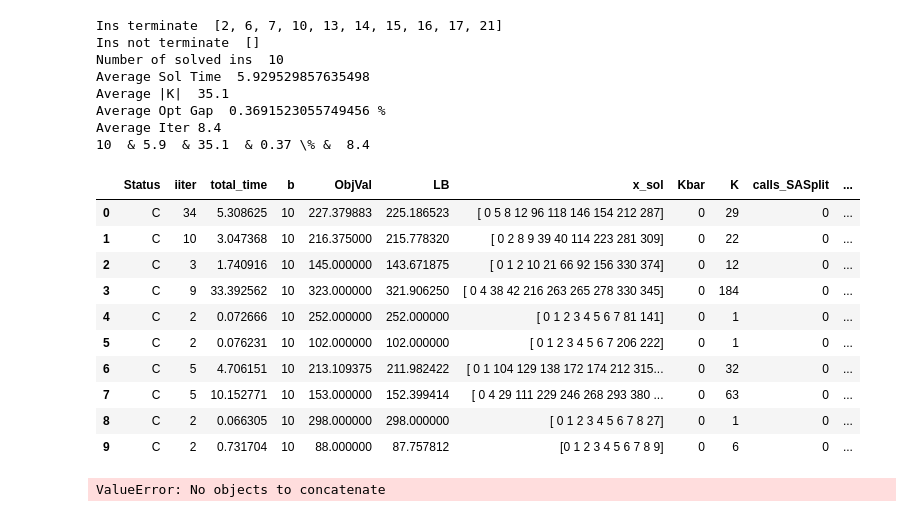
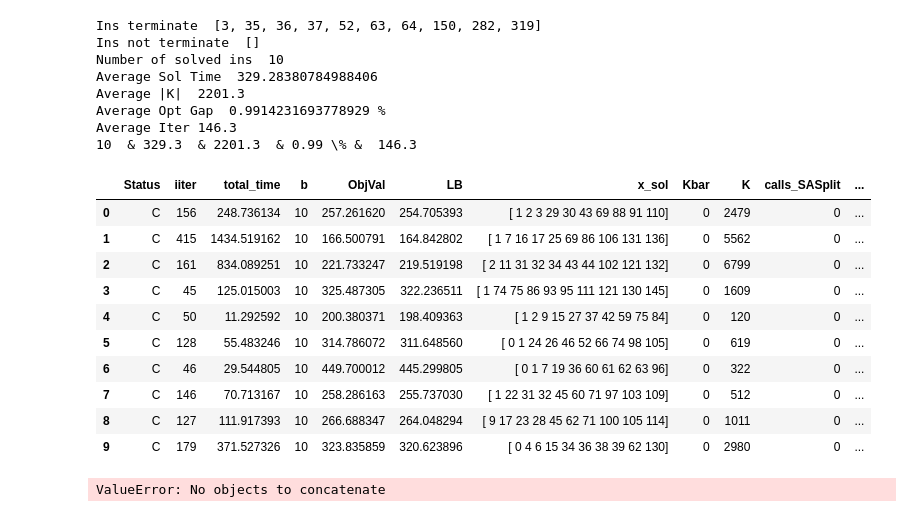
Before and after one commit to diHnguyen/SSPI, a Jupyter notebook: PythonConversion/Dec2024_Output/ProcessOutput.ipynb, the cells around one changed output. Saved outputs shown, nothing was run; the diff lists cells and outputs as text; code cells hidden in the pictures.

```diff
--- a/PythonConversion/Dec2024_Output/ProcessOutput.ipynb
+++ b/PythonConversion/Dec2024_Output/ProcessOutput.ipynb
@@ -5,12 +5,12 @@ import os
 import numpy as np
 
 os.chdir("/Users/dinguyen/Desktop/Local Documents/GitHub/Paper5/PythonConversion/")
-N = 50 #50
+N = 30 #50
 
 # N30
 # ins = [1,2,5,6,7,8,9,10,11,12]
 # ins = [4,20,83,99,107,166,172,174,200,241]
-# ins = [3,35,36,37,52,63,64,150, 282,319]
+ins = [3,35,36,37,52,63,64,150, 282,319]
 
 # N40
 # ins = [1, 3, 5, 6, 7, 9, 10, 11, 12, 13]
@@ -18,7 +18,7 @@ N = 50 #50
 # ins =  [2, 14, 18, 22, 24, 38, 39, 40, 56, 76]
 
 # N50
-ins =  [2, 6, 7, 10, 13, 14, 15, 16, 17, 21]
+# ins =  [2, 6, 7, 10, 13, 14, 15, 16, 17, 21]
 # ins =  [18, 26, 46, 73, 93, 98, 110, 113, 122, 124]
 # ins =  [1, 3, 4, 5, 8, 9, 11, 12, 19, 20]
 # Desktop/Local Documents/GitHub/Paper5/PythonConversion/Dec2024_Output/Iter/main_singleCut_combinedStratV1_WarmStart_threshold_p_15_N40_56.txt
@@ -67,49 +67,49 @@ def processMain(N, ins):
     # df_filtered = df_filtered.groupby('Ins').apply(
     #     lambda group: group[group['total_time'] == group['total_time'].max()])
     # df_filtered = df_filtered.reset_index(drop=True)
     df_filtered["OptGap"] = (df_filtered.ObjVal-df_filtered.LB)/df_filtered.ObjVal*100
     solved_ins = len(df_filtered)
     avg_time = df_filtered['total_time'].mean()
     avg_K = df_filtered['K'].mean()
     opt_gap = df_filtered["OptGap"].mean()
     avg_iter = df_filtered["iiter"].mean()+1
     print("Number of solved ins ", solved_ins)
     print("Average Sol Time ", avg_time)
     print("Average |K| ", avg_K)
     print("Average Opt Gap ", opt_gap,"%")
     print("Average Iter", avg_iter)
     # {number:.2f}
     print(str(solved_ins), " & %.1f"  % avg_time, " & %.1f" % avg_K, " & %.2f" %opt_gap, "\% & ",str(avg_iter) )
 
 
     # print(output)
     # for i in range(5):
     #     output = pd.read_csv(EXP+"_N"+str(N)+"_"+str(i+1)+".txt", sep=";", header=None)
 
     return df_filtered
 
 df_default = processMain(N,ins)
 df_default
 # %% [output]
-Ins terminate  [2, 6, 7, 10, 13, 14, 15, 16, 17, 21]
+Ins terminate  [3, 35, 36, 37, 52, 63, 64, 150, 282, 319]
 Ins not terminate  []
 Number of solved ins  10
-Average Sol Time  5.929529857635498
-Average |K|  35.1
-Average Opt Gap  0.3691523055749456 %
-Average Iter 8.4
-10  & 5.9  & 35.1  & 0.37 \% &  8.4
+Average Sol Time  329.28380784988406
+Average |K|  2201.3
+Average Opt Gap  0.9914231693778929 %
+Average Iter 146.3
+10  & 329.3  & 2201.3  & 0.99 \% &  146.3
 |  | Status | iiter | total_time | b | ObjVal | LB | x_sol | Kbar | K | calls_SASplit | ... |
-| 0 | C | 34 | 5.308625 | 10 | 227.379883 | 225.186523 | [ 0 5 8 12 96 118 146 154 212 287] | 0 | 29 | 0 | ... |
-| 1 | C | 10 | 3.047368 | 10 | 216.375000 | 215.778320 | [ 0 2 8 9 39 40 114 223 281 309] | 0 | 22 | 0 | ... |
-| 2 | C | 3 | 1.740916 | 10 | 145.000000 | 143.671875 | [ 0 1 2 10 21 66 92 156 330 374] | 0 | 12 | 0 | ... |
-| 3 | C | 9 | 33.392562 | 10 | 323.000000 | 321.906250 | [ 0 4 38 42 216 263 265 278 330 345] | 0 | 184 | 0 | ... |
-| 4 | C | 2 | 0.072666 | 10 | 252.000000 | 252.000000 | [ 0 1 2 3 4 5 6 7 81 141] | 0 | 1 | 0 | ... |
-| 5 | C | 2 | 0.076231 | 10 | 102.000000 | 102.000000 | [ 0 1 2 3 4 5 6 7 206 222] | 0 | 1 | 0 | ... |
-| 6 | C | 5 | 4.706151 | 10 | 213.109375 | 211.982422 | [ 0 1 104 129 138 172 174 212 315... | 0 | 32 | 0 | ... |
-| 7 | C | 5 | 10.152771 | 10 | 153.000000 | 152.399414 | [ 0 4 29 111 229 246 268 293 380 ... | 0 | 63 | 0 | ... |
-| 8 | C | 2 | 0.066305 | 10 | 298.000000 | 298.000000 | [ 0 1 2 3 4 5 6 7 8 27] | 0 | 1 | 0 | ... |
-| 9 | C | 2 | 0.731704 | 10 | 88.000000 | 87.757812 | [0 1 2 3 4 5 6 7 8 9] | 0 | 6 | 0 | ... |
+| 0 | C | 156 | 248.736134 | 10 | 257.261620 | 254.705393 | [ 1 2 3 29 30 43 69 88 91 110] | 0 | 2479 | 0 | ... |
+| 1 | C | 415 | 1434.519162 | 10 | 166.500791 | 164.842802 | [ 1 7 16 17 25 69 86 106 131 136] | 0 | 5562 | 0 | ... |
+| 2 | C | 161 | 834.089251 | 10 | 221.733247 | 219.519198 | [ 2 11 31 32 34 43 44 102 121 132] | 0 | 6799 | 0 | ... |
+| 3 | C | 45 | 125.015003 | 10 | 325.487305 | 322.236511 | [ 1 74 75 86 93 95 111 121 130 145] | 0 | 1609 | 0 | ... |
+| 4 | C | 50 | 11.292592 | 10 | 200.380371 | 198.409363 | [ 1 2 9 15 27 37 42 59 75 84] | 0 | 120 | 0 | ... |
+| 5 | C | 128 | 55.483246 | 10 | 314.786072 | 311.648560 | [ 0 1 24 26 46 52 66 74 98 105] | 0 | 619 | 0 | ... |
+| 6 | C | 46 | 29.544805 | 10 | 449.700012 | 445.299805 | [ 0 1 7 19 36 60 61 62 63 96] | 0 | 322 | 0 | ... |
+| 7 | C | 146 | 70.713167 | 10 | 258.286163 | 255.737030 | [ 1 22 31 32 45 60 71 97 103 109] | 0 | 512 | 0 | ... |
+| 8 | C | 127 | 111.917393 | 10 | 266.688347 | 264.048294 | [ 9 17 23 28 45 62 71 100 105 114] | 0 | 1011 | 0 | ... |
+| 9 | C | 179 | 371.527326 | 10 | 323.835859 | 320.623896 | [ 0 4 6 15 34 36 38 39 62 130] | 0 | 2980 | 0 | ... |
 # %%
 import pandas as pd
 import os
```
